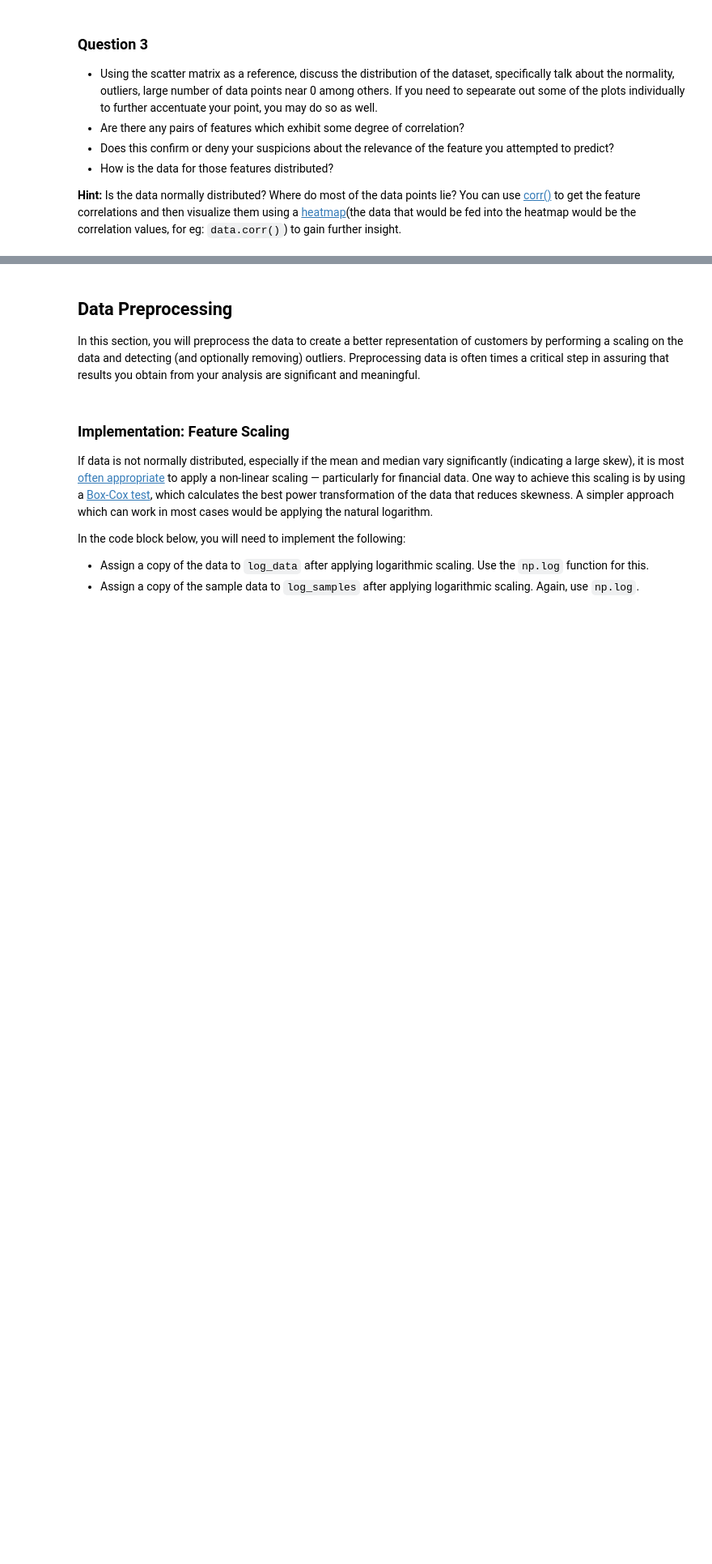
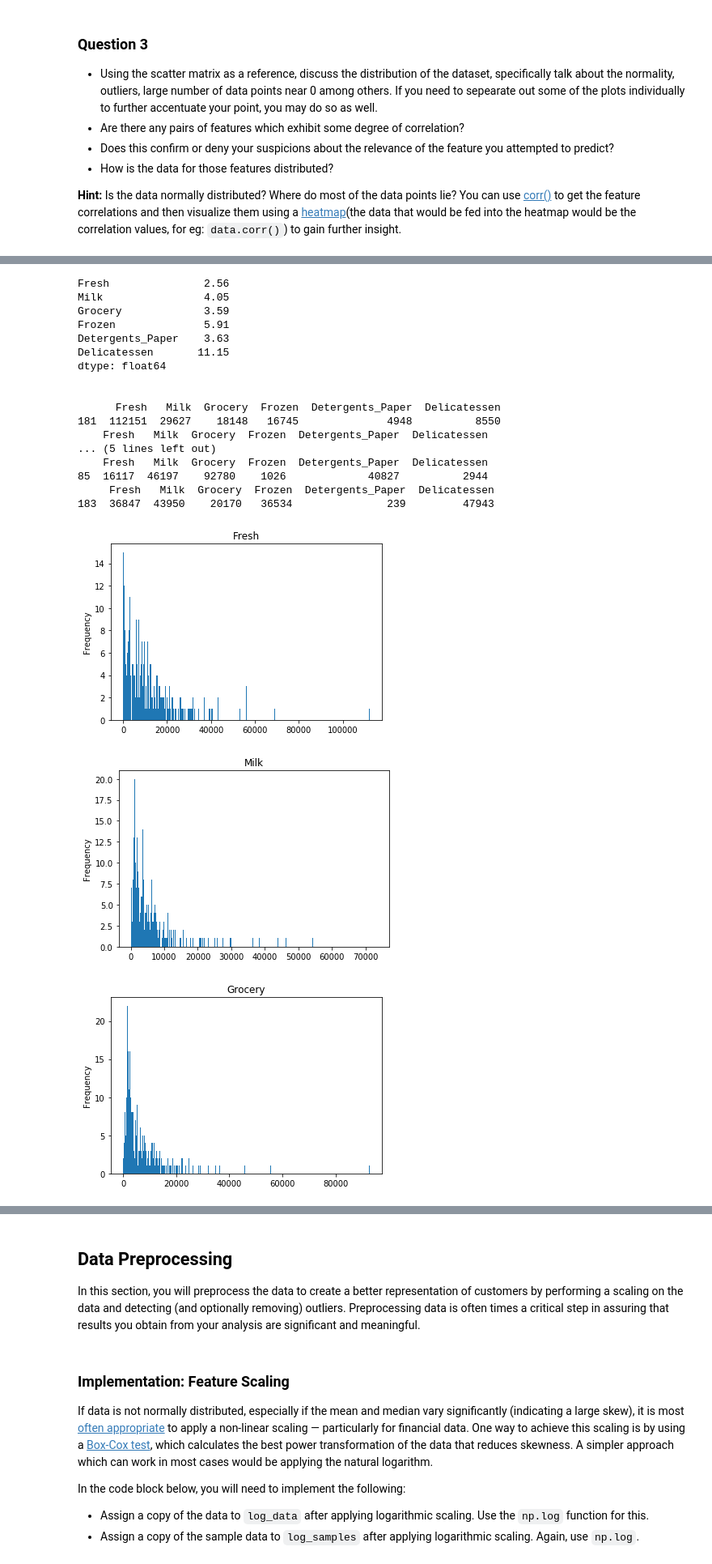
Before and after one commit to dphiggs01/Udacity-Machine-Learning-Projects, a Jupyter notebook: customer_segments/customer_segments.ipynb, the cells around one changed output, grey strips where cells are left out. Shown at 81% size. Saved outputs shown, nothing was run; the diff lists cells and outputs as text; code cells hidden in the pictures; blank space fills up the shorter version.

```diff
--- a/customer_segments/customer_segments.ipynb
+++ b/customer_segments/customer_segments.ipynb
@@ -270,0 +235,38 @@ pd.scatter_matrix(data, alpha = 0.3, figsize = (14,8), diagonal = 'kde');
+# %%
+# http://www.pythonforfinance.net/2016/04/04/python-skew-kurtosis/
+# Skewness is a measure of the symmetry in a distribution. A symmetrical dataset will have a skewness equal to 0.
+# So, a normal distribution will have a skewness of 0. Skewness essentially measures the relative size of the
+# two tails.
+
+skew = pd.DataFrame.skew(data, axis=0)
+print('\n')
+print(skew)
+print('\n')
+
+for feature in list(data):
+    print(data.loc[data[feature] == data[feature].max()])
+
+for feature in list(data):
+    data[feature].plot(kind='hist',bins=500,title=feature)
+    plt.show()
+# %% [output]
+Fresh               2.56
+Milk                4.05
+Grocery             3.59
+Frozen              5.91
+Detergents_Paper    3.63
+Delicatessen       11.15
+dtype: float64
+
+
+      Fresh   Milk  Grocery  Frozen  Detergents_Paper  Delicatessen
+181  112151  29627    18148   16745              4948          8550
+    Fresh   Milk  Grocery  Frozen  Detergents_Paper  Delicatessen
+... (5 lines left out)
+    Fresh   Milk  Grocery  Frozen  Detergents_Paper  Delicatessen
+85  16117  46197    92780    1026             40827          2944
+     Fresh   Milk  Grocery  Frozen  Detergents_Paper  Delicatessen
+183  36847  43950    20170   36534               239         47943
+[figure, added]
+[figure, added]
+[figure, added]
```
Also changed, not shown: parts of 44 cells of this notebook, 1 other file.
